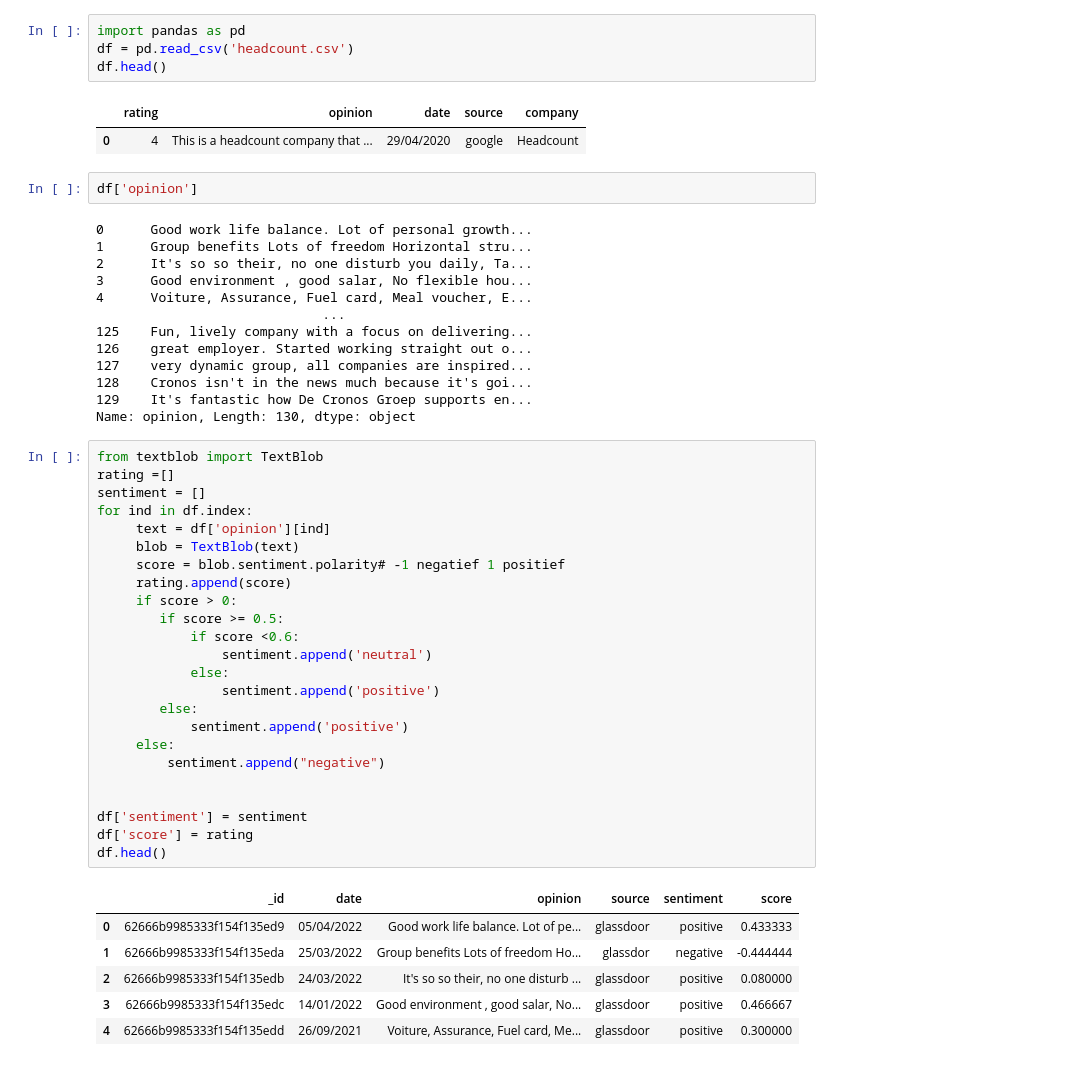
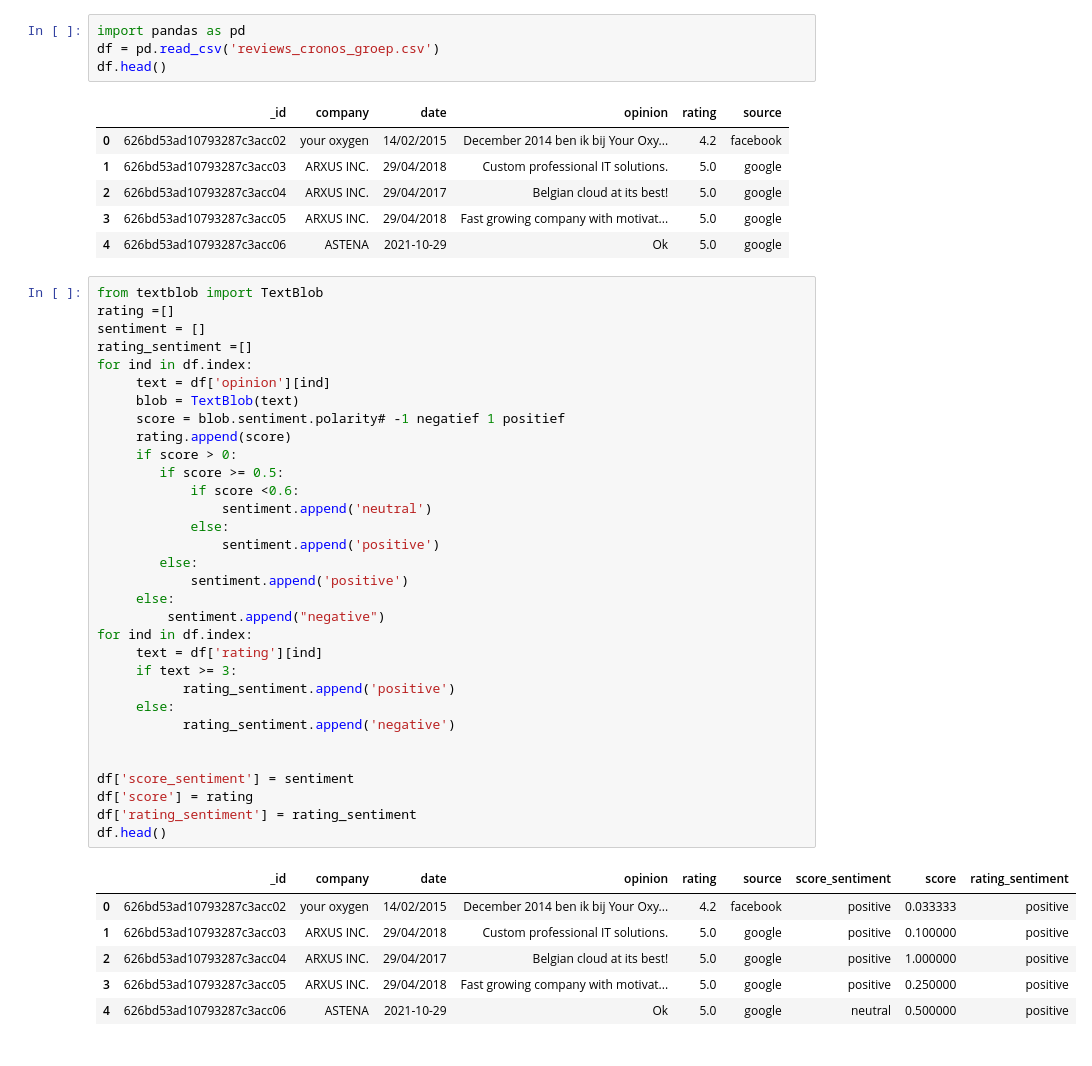
Before and after one commit to davidwong19/cronos-sentiment-analyse, a Jupyter notebook: sentiment_analyse.ipynb, the cells around one changed output. Saved outputs shown, nothing was run; the diff lists cells and outputs as text.

```diff
--- a/analyse copy.ipynb
+++ b/sentiment_analyse.ipynb
@@ -1,53 +1,50 @@
 # %%
 import pandas as pd
-df = pd.read_csv('headcount.csv')
+df = pd.read_csv('reviews_cronos_groep.csv')
 df.head()
 # %% [output]
-|  | rating | opinion | date | source | company |
-| 0 | 4 | This is a headcount company that ... | 29/04/2020 | google | Headcount |
+|  | _id | company | date | opinion | rating | source |
+| 0 | 626bd53ad10793287c3acc02 | your oxygen | 14/02/2015 | December 2014 ben ik bij Your Oxy... | 4.2 | facebook |
+| 1 | 626bd53ad10793287c3acc03 | ARXUS INC. | 29/04/2018 | Custom professional IT solutions. | 5.0 | google |
+| 2 | 626bd53ad10793287c3acc04 | ARXUS INC. | 29/04/2017 | Belgian cloud at its best! | 5.0 | google |
+| 3 | 626bd53ad10793287c3acc05 | ARXUS INC. | 29/04/2018 | Fast growing company with motivat... | 5.0 | google |
+| 4 | 626bd53ad10793287c3acc06 | ASTENA | 2021-10-29 | Ok | 5.0 | google |
-# %%
-df['opinion']
-# %% [output]
-0      Good work life balance. Lot of personal growth...
-1      Group benefits Lots of freedom Horizontal stru...
-2      It's so so their, no one disturb you daily, Ta...
-3      Good environment , good salar, No flexible hou...
-4      Voiture, Assurance, Fuel card, Meal voucher, E...
-                             ...
-125    Fun, lively company with a focus on delivering...
-126    great employer. Started working straight out o...
-127    very dynamic group, all companies are inspired...
-128    Cronos isn't in the news much because it's goi...
-129    It's fantastic how De Cronos Groep supports en...
-Name: opinion, Length: 130, dtype: object
 # %%
 from textblob import TextBlob
 rating =[]
 sentiment = []
+rating_sentiment =[]
 for ind in df.index:
      text = df['opinion'][ind]
      blob = TextBlob(text)
      score = blob.sentiment.polarity# -1 negatief 1 positief
      rating.append(score)
      if score > 0:
         if score >= 0.5:
             if score <0.6:
                 sentiment.append('neutral')
             else:
                 sentiment.append('positive')
         else:
             sentiment.append('positive')
      else:
          sentiment.append("negative")
+for ind in df.index:
+     text = df['rating'][ind]
+     if text >= 3:
+           rating_sentiment.append('positive')
+     else:
+           rating_sentiment.append('negative')
 
 
-df['sentiment'] = sentiment
+df['score_sentiment'] = sentiment
 df['score'] = rating
+df['rating_sentiment'] = rating_sentiment
 df.head()
 # %% [output]
-|  | _id | date | opinion | source | sentiment | score |
-| 0 | 62666b9985333f154f135ed9 | 05/04/2022 | Good work life balance. Lot of pe... | glassdoor | positive | 0.433333 |
-| 1 | 62666b9985333f154f135eda | 25/03/2022 | Group benefits Lots of freedom Ho... | glassdor | negative | -0.444444 |
-| 2 | 62666b9985333f154f135edb | 24/03/2022 | It's so so their, no one disturb ... | glassdoor | positive | 0.080000 |
-| 3 | 62666b9985333f154f135edc | 14/01/2022 | Good environment , good salar, No... | glassdoor | positive | 0.466667 |
-| 4 | 62666b9985333f154f135edd | 26/09/2021 | Voiture, Assurance, Fuel card, Me... | glassdoor | positive | 0.300000 |
+|  | _id | company | date | opinion | rating | source | score_sentiment | score | rating_sentiment |
+| 0 | 626bd53ad10793287c3acc02 | your oxygen | 14/02/2015 | December 2014 ben ik bij Your Oxy... | 4.2 | facebook | positive | 0.033333 | positive |
+| 1 | 626bd53ad10793287c3acc03 | ARXUS INC. | 29/04/2018 | Custom professional IT solutions. | 5.0 | google | positive | 0.100000 | positive |
+| 2 | 626bd53ad10793287c3acc04 | ARXUS INC. | 29/04/2017 | Belgian cloud at its best! | 5.0 | google | positive | 1.000000 | positive |
+| 3 | 626bd53ad10793287c3acc05 | ARXUS INC. | 29/04/2018 | Fast growing company with motivat... | 5.0 | google | positive | 0.250000 | positive |
+| 4 | 626bd53ad10793287c3acc06 | ASTENA | 2021-10-29 | Ok | 5.0 | google | neutral | 0.500000 | positive |
```
Also changed, not shown: parts of 2 cells of this notebook.
